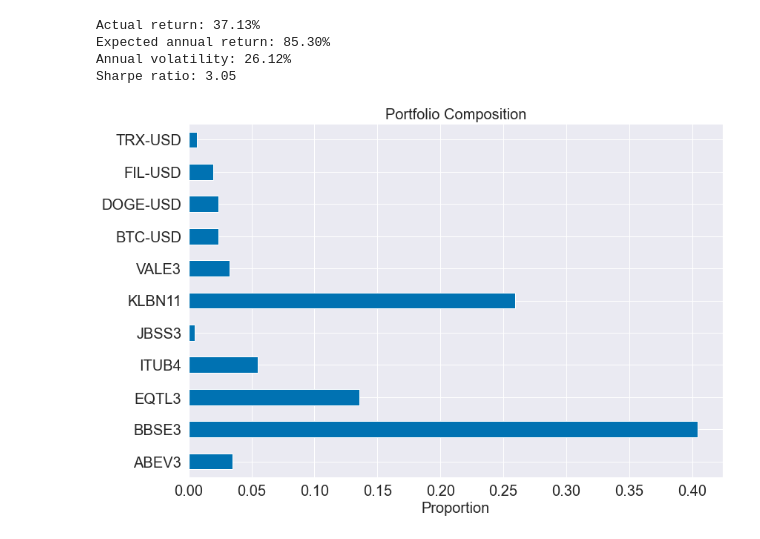
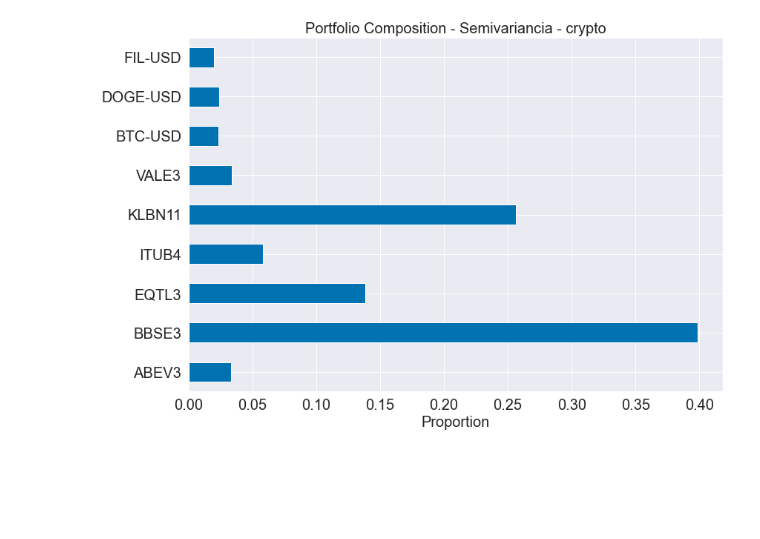
Before and after one commit to viengg/crypto-mpt, a Jupyter notebook: notebook2.ipynb, the cells around one changed output. Cells and saved outputs as stored; diff of their text form; code cells hidden in the pictures; blank space fills up the shorter version.

```diff
--- a/notebook2.ipynb
+++ b/notebook2.ipynb
@@ -64,5 +37,5 @@ dados.head()
 # %%
-def gera_portfolio(dados_precos, tipo='semivariancia'):
+def gera_portfolio(dados_precos, tipo_dado, tipo='semivariancia', mostra_performance=False):
   in_sample, out_sample = dados_precos[:"2021-01-01"], dados_precos["2021-01-01":]
 
   mu = expected_returns.mean_historical_return(in_sample)
@@ -84,9 +57,12 @@ def gera_portfolio(dados_precos, tipo='semivariancia'):
   else:
     raise ValueError("Tipo de portfólio não encotrado!")
 
-  raw_weights = np.asarray([weight for weight in raw_weights.values()])
-  es.portfolio_performance(verbose=True)
-  return es.clean_weights(), raw_weights, out_sample
+  formatted_weights = np.asarray([weight for weight in raw_weights.values()])
+  if mostra_performance:
+    print(f"{tipo.capitalize()} - {tipo_dado} - Expected performance:")
+    es.portfolio_performance(verbose=True)
+    print()
+  return raw_weights, formatted_weights, out_sample
 # %%
 from riskfolio import RiskFunctions
 
@@ -165,7 +148,9 @@ Sharpe Ratio: 1.15
-# %%
-portfolio_metrics(backtest_df['Portfolio'], 'hrp')
-# %% [output]
-Actual return: 37.13%
-Expected annual return: 85.30%
-Annual volatility: 26.12%
-Sharpe ratio: 3.05
+# %%
+tipos_port = ['semivariancia', 'cvar', 'cdar', 'hrp']
+tipos_dados = ['crypto', 'no_crypto']
+pesos = []
+
+for tipo_port in tipos_port:
+    for tipo_dados in tipos_dados:
+        peso = backtest(tipo_port, tipo_dados)
+        pesos.append({"tipo_port": tipo_port, "tipo_dado": tipo_dados, "pesos": peso})
@@ -172,15 +159,16 @@ Sharpe ratio: 3.05
 # %%
-def plot_weights(raw_weights):
-  new_weights = OrderedDict()
-  for ticker in raw_weights:
-    if raw_weights[ticker] != 0:
-      new_weights[ticker] = raw_weights[ticker]
+def print_weights(raw_weights, tipo_port, tipo_dado):
+    new_weights = OrderedDict()
+    for ticker in raw_weights:
+        if raw_weights[ticker] > 0.01:
+            new_weights[ticker] = raw_weights[ticker]
 
-  pd.Series(new_weights).plot.barh()
-  plt.title("Portfolio Composition")
-  plt.xlabel("Proportion")
-  plt.tight_layout()
+    pd.Series(new_weights).plot.barh()
+    plt.title(f"Portfolio Composition - {tipo_port.capitalize()} - {tipo_dado}")
+    plt.xlabel("Proportion")
+    plt.tight_layout()
+    plt.savefig(f"graficos2/port_composition_{tipo_port}_{tipo_dado}.png")
-# %%
-plot_weights(raw_weights)
-# %% [output]
-[figure, removed]
+# %%
+print_weights(pesos[0]['pesos'], pesos[0]['tipo_port'], pesos[0]['tipo_dado'])
+# %% [output]
+[figure, added]
```
Also changed, not shown: parts of 15 cells of this notebook, 20 other files.
